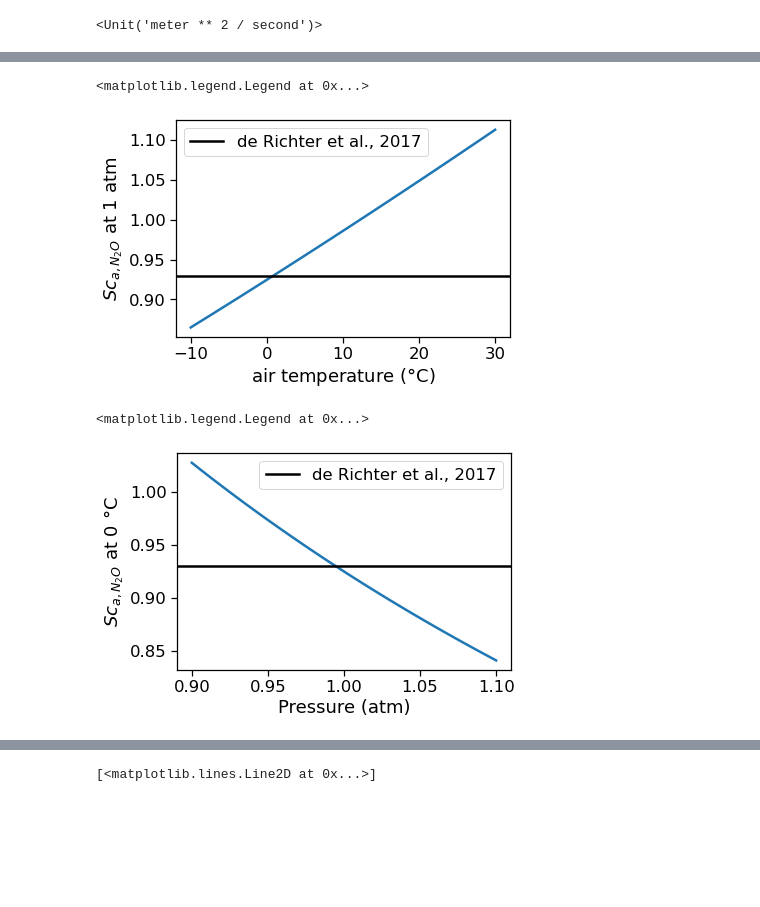
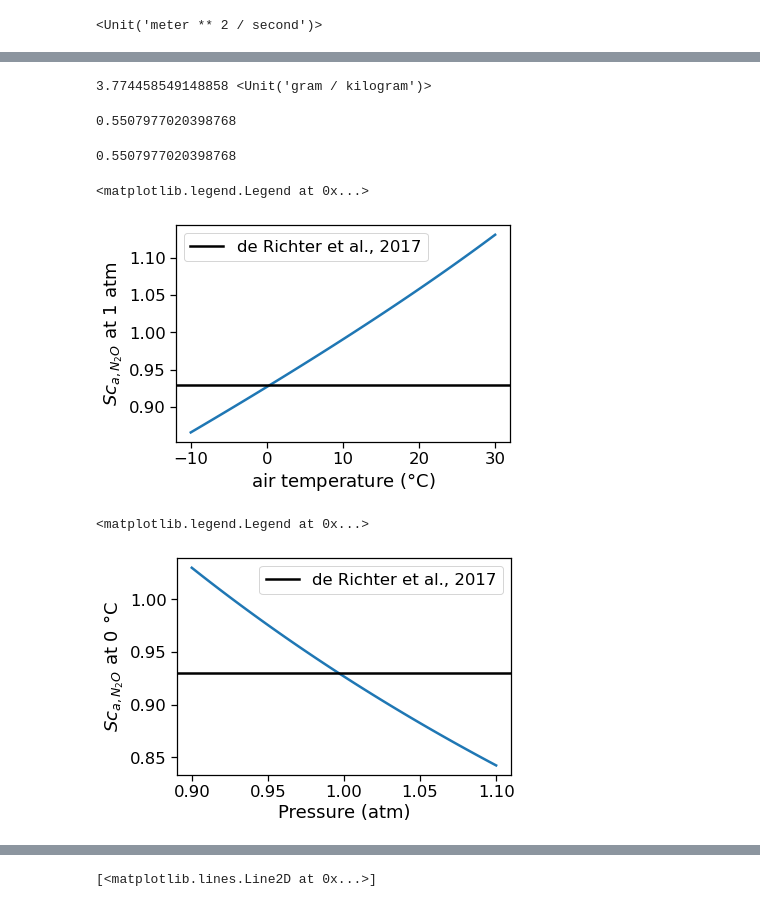
Before and after one commit to boom-lab/gasex-python, a Jupyter notebook: test functions.ipynb, the cells around one changed output, grey strips where cells are left out. Cells and saved outputs as stored; diff of their text form; code cells hidden in the pictures; blank space fills up the shorter version.

```diff
--- a/test functions.ipynb
+++ b/test functions.ipynb
@@ -496,7 +579,7 @@ mixing_ratio_from_relative_humidity(p, T, rh).to('g/kg')
 # %% [output]
 15.764696916938787 <Unit('gram / kilogram')>
 # %%
-def kinematic_viscosity_air(air_temperature, pressure, rh=1.0):
+def kinematic_viscosity_air_checkunits(air_temperature, air_density):
     """
     Calculate the kinematic viscosity of air given the air temperature, pressure, and 100% relative humidity.
 
@@ -510,17 +593,13 @@ def kinematic_viscosity_air(air_temperature, pressure, rh=1.0):
     # Convert air temperature to Kelvin
     T = air_temperature + 273.15
 
-    # calculate mixing ratio of water vapor in air
-    xH2O = mixing_ratio_from_relative_humidity(pressure * units.atm, air_temperature * units.degC, rh).to('g/kg')
+    rho_a = air_density
 
-    # Calculate density of air
-    rho_a = density(pressure * units.atm, air_temperature * units.degC, xH2O * units('g/kg'))
-
-    # Calculate absolute viscosity of air using Sutherland's formula
+    # absolute viscosity of air (Sutherland's formula)
     mu_a = (1.458e-6 * T**1.5) / (T + 110.4) * units('kg/m/s') # units are kg/m/s
 
-    # calculate kinematic viscosity of air
-    nu_a = mu_a / rho_a
+    # kinematic viscosity of air
+    nu_a = mu_a / rho_a # units are m2/s
 
     return mu_a, nu_a
 
@@ -529,6 +608,6 @@ air_temperature = 20  # degrees Celsius
 pressure = 1          # atm
 
 # Calculate kinematic viscosity of air
-mu_a, nu_a = kinematic_viscosity_air(20,1,0)
+mu_a, nu_a = kinematic_viscosity_air_checkunits(20,1.22 * units('kg/m3'))
 print("Kinematic viscosity of air:", nu_a)
 # %% [output]
@@ -608,0 +779,14 @@ Air-side Schmidt number for N2O: 1.049 dimensionless
+# %%
+def xH2O_from_rh(SP,pt,slp=1.0,rh=1.0):
+
+    # Calculate vapor pressure at moist interface
+    ph2oveq = vpress_sw(SP,pt) # atm
+    ph2ov = rh * ph2oveq # atm
+
+    molwt_h2o = 18.01528 # g/mol
+    molwt_air = 28.96 # g/mol
+
+    # Calculate mixing ratio
+    mixing_ratio = molwt_h2o / molwt_air * ph2ov / (slp - ph2ov) * 1000  # Convert to g/kg
+
+    return mixing_ratio
@@ -608,0 +803,5 @@ Air-side Schmidt number for N2O: 1.049 dimensionless
+# %%
+# metpy function
+mixing_ratio_from_relative_humidity(1 * units.atm, 0 * units.degC, 1.0).to('g/kg')
+# %% [output]
+3.774458549148858 <Unit('gram / kilogram')>
@@ -609,25 +826,47 @@ Air-side Schmidt number for N2O: 1.049 dimensionless
+# %%
+rh_from_dewpoint_SP_pt(33,30,20)
+# %% [output]
+0.5507977020398768
+# %%
+rh_from_dewpoint_t2m(30, 20)
+# %% [output]
+0.5507977020398768
 # %%
 temps = np.linspace(-10,30)
 schmidts = []
 for t in temps:
-    ScA = air_side_Schmidt_number(t, 1, gas="N2O")
-    schmidts.append(ScA)
+    # calculate mixing ratio of water vapor in air
+    xH2O = xH2O_from_rh(33,t,slp=1.0,rh=1.0)
+
+    # Calculate density of air
+    rhoa = density(1 * units.atm, t * units.degC, xH2O * units('g/kg')) # kg/m3
+
+    # Calculate Schmidt number
+    ScA = air_side_Schmidt_number_checkunits(t, rhoa, gas="N2O", calculate=True)
+    schmidts.append(float(ScA))
 
 fig, ax = plt.subplots()
 ax.plot(temps, schmidts, label = None)
 ax.set_xlabel("air temperature ($\degree$C)")
 ax.set_ylabel("$Sc_{a,N_2O}$ at 1 atm")
 ax.axhline(0.93, color='k', label = "de Richter et al., 2017")
 ax.legend()
 # %% [output]
 <matplotlib.legend.Legend at 0x...>
-[figure, old version]
+[figure, new version]
 # %%
 pressures = np.linspace(0.9,1.1)
 schmidts = []
 for p in pressures:
-    ScA = air_side_Schmidt_number(0, p, gas="N2O")
-    schmidts.append(ScA)
+    # calculate mixing ratio of water vapor in air
+    xH2O = xH2O_from_rh(33,0,slp=p,rh=1.0)
+
+    # Calculate density of air
+    rhoa = density(p * units.atm, 0 * units.degC, xH2O * units('g/kg')) # kg/m3
+
+    # Calculate Schmidt number
+    ScA = air_side_Schmidt_number_checkunits(0, rhoa, gas="N2O", calculate=True)
+    schmidts.append(float(ScA))
 
 fig, ax = plt.subplots()
 ax.plot(pressures, schmidts)
@@ -637,4 +876,4 @@ ax.axhline(0.93, color='k', label = "de Richter et al., 2017")
 ax.legend()
 # %% [output]
 <matplotlib.legend.Legend at 0x...>
-[figure, old version]
+[figure, new version]
```
Also changed, not shown: parts of 143 cells of this notebook, 13 other files.
